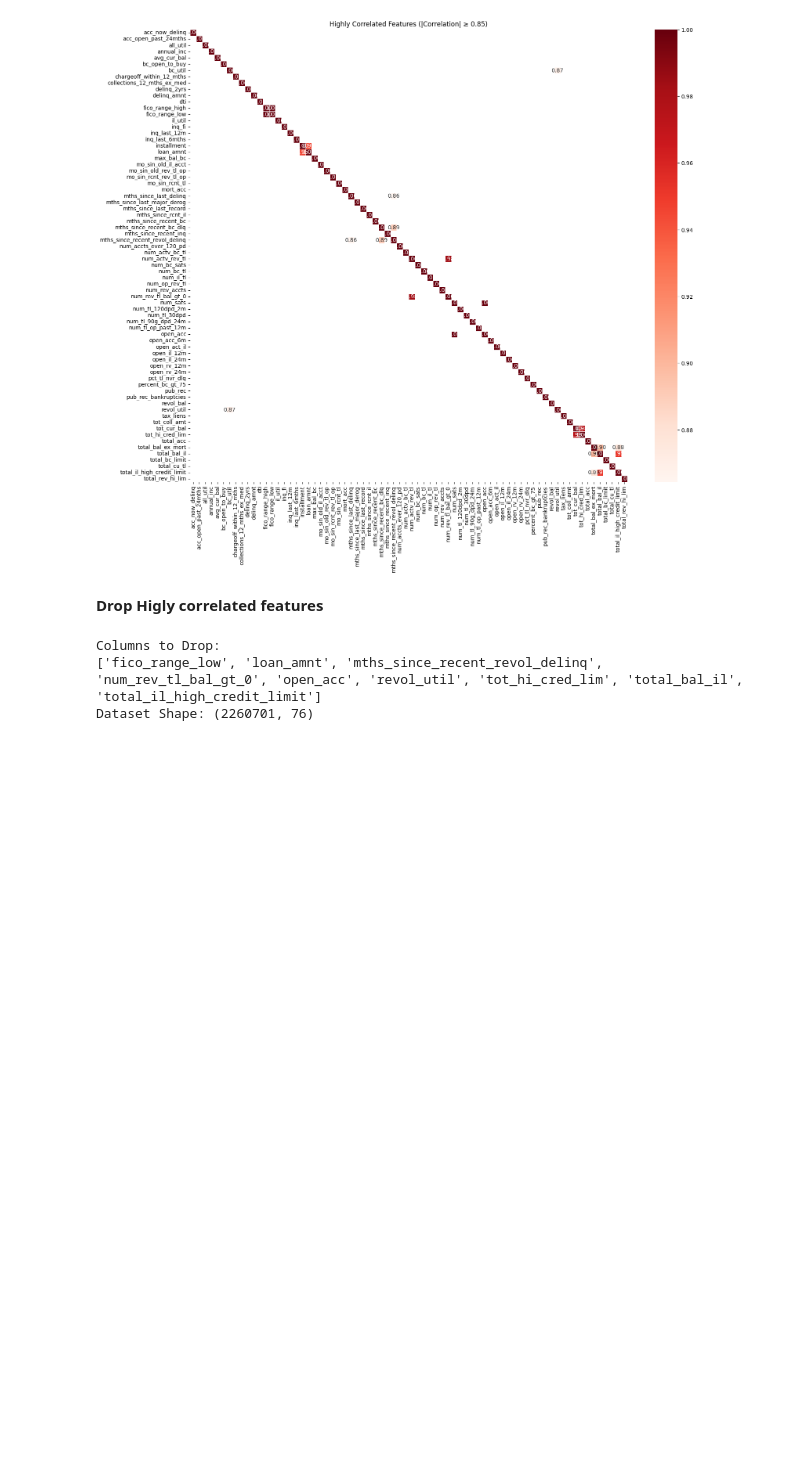
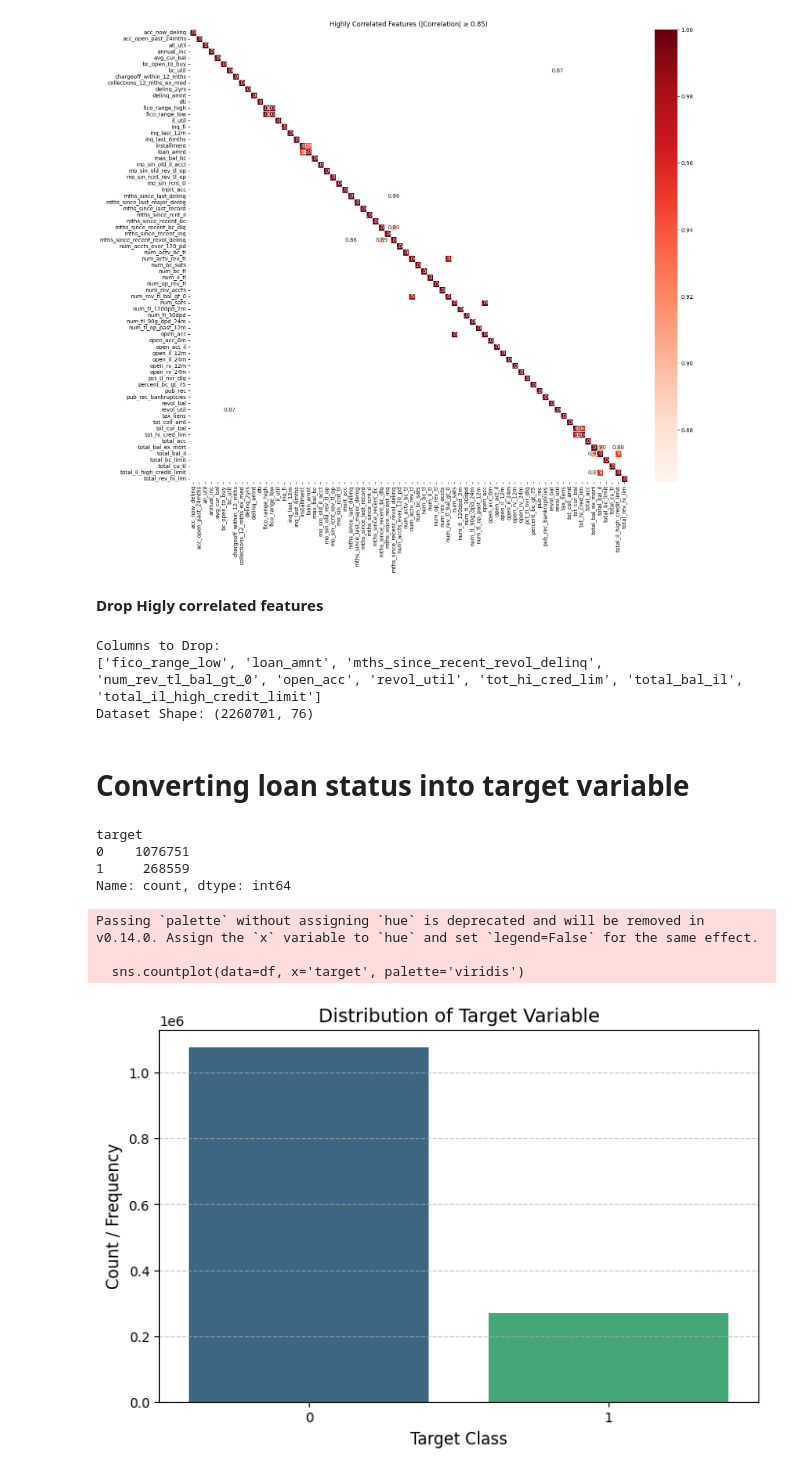
Before and after one commit to Saad7912/ML-Model-Drift-Health-Monitoring-Agent, a Jupyter notebook: LendingClubLoanData.ipynb, the cells around one changed output. Drawn from its saved outputs; the diff is of its cells as text; code cells hidden in the pictures; blank space fills up the shorter version.

```diff
--- a/LendingClubLoanData.ipynb
+++ b/LendingClubLoanData.ipynb
@@ -524,3 +524,46 @@ print("Dataset Shape:", df.shape)
 Columns to Drop:
 ['fico_range_low', 'loan_amnt', 'mths_since_recent_revol_delinq', 'num_rev_tl_bal_gt_0', 'open_acc', 'revol_util', 'tot_hi_cred_lim', 'total_bal_il', 'total_il_high_credit_limit']
 Dataset Shape: (2260701, 76)
+# %% [markdown]
+# **Converting loan status into target variable**
+# %%
+# good = ['Fully Paid', 'Does not meet the credit policy. Status:Fully Paid']
+# bad = ['Charged Off', 'Default', 'Does not meet the credit policy. Status:Charged Off']
+
+good = ['Fully Paid']
+bad = ['Charged Off', 'Default']
+
+# Keep only finished loans (drop Current, Late, In Grace Period, NaN)
+df = df[df['loan_status'].isin(good + bad)]
+
+# Create the target: 0 = good, 1 = bad
+df['target'] = df['loan_status'].apply(lambda x: 0 if x in good else 1)
+# %%
+df['target'].value_counts()
+# %% [output]
+target
+0    1076751
+1     268559
+Name: count, dtype: int64
+# %%
+import matplotlib.pyplot as plt
+import seaborn as sns
+
+# Replace 'df' with your actual DataFrame name
+# Replace 'target' with your actual target column name
+plt.figure(figsize=(8, 5))
+sns.countplot(data=df, x='target', palette='viridis')
+
+# Customizing the presentation
+plt.title('Distribution of Target Variable', fontsize=14)
+plt.xlabel('Target Class', fontsize=12)
+plt.ylabel('Count / Frequency', fontsize=12)
+plt.grid(axis='y', linestyle='--', alpha=0.7)
+
+# Display the plot
+plt.show()
+# %% [output]
+Passing `palette` without assigning `hue` is deprecated and will be removed in v0.14.0. Assign the `x` variable to `hue` and set `legend=False` for the same effect.
+
+  sns.countplot(data=df, x='target', palette='viridis')
+[figure, added]
```
Also changed, not shown: parts of 1 cell of this notebook.
